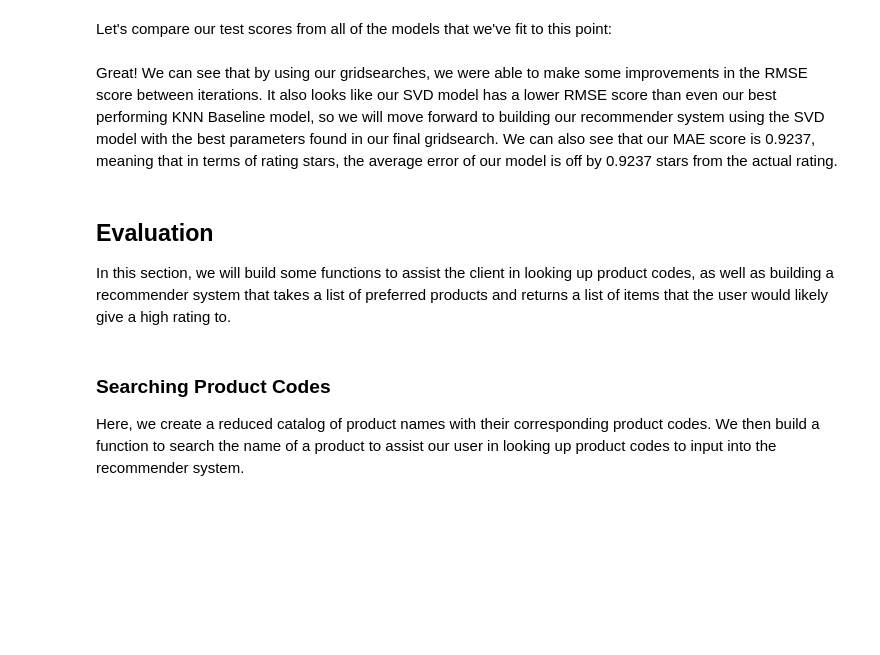
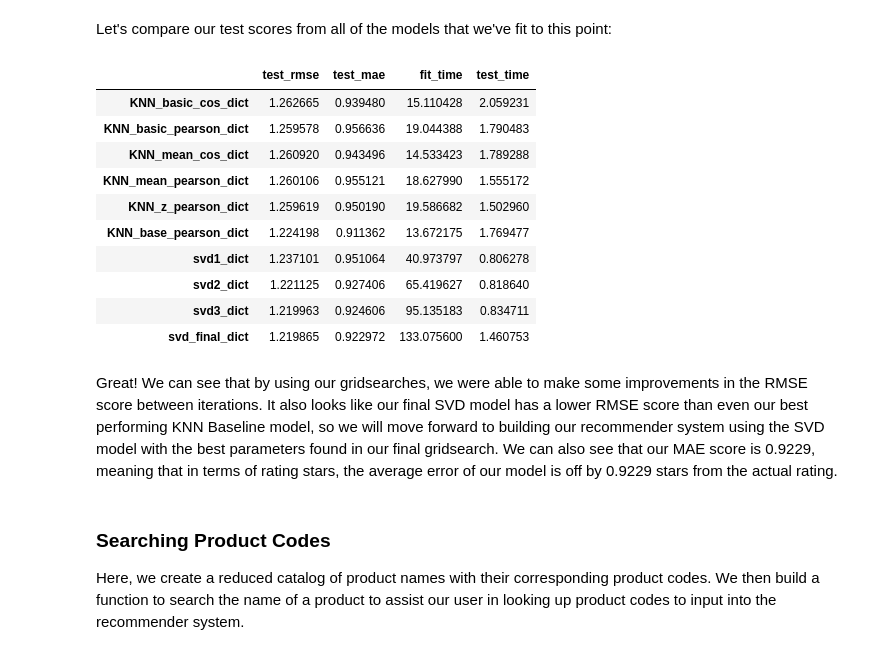
Before and after one commit to ds-leehanjin/amazon-recommender-system, a Jupyter notebook: notebook.ipynb, the cells around one changed output. Saved outputs shown, nothing was run; the diff lists cells and outputs as text; code cells hidden in the pictures; blank space fills up the shorter version.

```diff
--- a/notebook.ipynb
+++ b/notebook.ipynb
@@ -844,24 +892,44 @@ Let's compare our test scores from all of the models that we've fit to this poin
 # %%
 # Create and display dataframe of all models and mean test scores
 res_list = [KNN_basic_cos_dict,
             KNN_basic_pearson_dict,
             KNN_mean_cos_dict,
             KNN_mean_pearson_dict,
             KNN_z_pearson_dict,
             KNN_base_pearson_dict,
             svd1_dict,
             svd2_dict,
             svd3_dict,
             svd_final_dict]
 
-test_results_df = pd.DataFrame(res_list)
+res_list_strings = res_list.to
+# res_list_strings = ["KNN_basic_cos_dict",
+#                     "KNN_basic_pearson_dict",
+#                     "KNN_mean_cos_dict",
+#                     "KNN_mean_pearson_dict",
+#                     "KNN_z_pearson_dict",
+#                     "KNN_base_pearson_dict",
+#                     "svd1_dict",
+#                     "svd2_dict",
+#                     "svd3_dict",
+#                     "svd_final_dict"]
+
+test_results_df = pd.DataFrame(res_list, index=res_list_strings)
 test_results_df
+# %% [output]
+|  | test_rmse | test_mae | fit_time | test_time |
+| KNN_basic_cos_dict | 1.262665 | 0.939480 | 15.110428 | 2.059231 |
+| KNN_basic_pearson_dict | 1.259578 | 0.956636 | 19.044388 | 1.790483 |
+| KNN_mean_cos_dict | 1.260920 | 0.943496 | 14.533423 | 1.789288 |
+| KNN_mean_pearson_dict | 1.260106 | 0.955121 | 18.627990 | 1.555172 |
+| KNN_z_pearson_dict | 1.259619 | 0.950190 | 19.586682 | 1.502960 |
+| KNN_base_pearson_dict | 1.224198 | 0.911362 | 13.672175 | 1.769477 |
+| svd1_dict | 1.237101 | 0.951064 | 40.973797 | 0.806278 |
+| svd2_dict | 1.221125 | 0.927406 | 65.419627 | 0.818640 |
+| svd3_dict | 1.219963 | 0.924606 | 95.135183 | 0.834711 |
+| svd_final_dict | 1.219865 | 0.922972 | 133.075600 | 1.460753 |
 # %% [markdown]
-Great! We can see that by using our gridsearches, we were able to make some improvements in the RMSE score between iterations. It also looks like our SVD model has a lower RMSE score than even our best performing KNN Baseline model, so we will move forward to building our recommender system using the SVD model with the best parameters found in our final gridsearch. We can also see that our MAE score is 0.9237, meaning that in terms of rating stars, the average error of our model is off by 0.9237 stars from the actual rating.
+Great! We can see that by using our gridsearches, we were able to make some improvements in the RMSE score between iterations. It also looks like our final SVD model has a lower RMSE score than even our best performing KNN Baseline model, so we will move forward to building our recommender system using the SVD model with the best parameters found in our final gridsearch. We can also see that our MAE score is 0.9229, meaning that in terms of rating stars, the average error of our model is off by 0.9229 stars from the actual rating.
-# %% [markdown]
-## Evaluation
-
-In this section, we will build some functions to assist the client in looking up product codes, as well as building a recommender system that takes a list of preferred products and returns a list of items that the user would likely give a high rating to.
 # %% [markdown]
 ### Searching Product Codes
 
```
Also changed, not shown: parts of 31 cells of this notebook, 2 other files.
